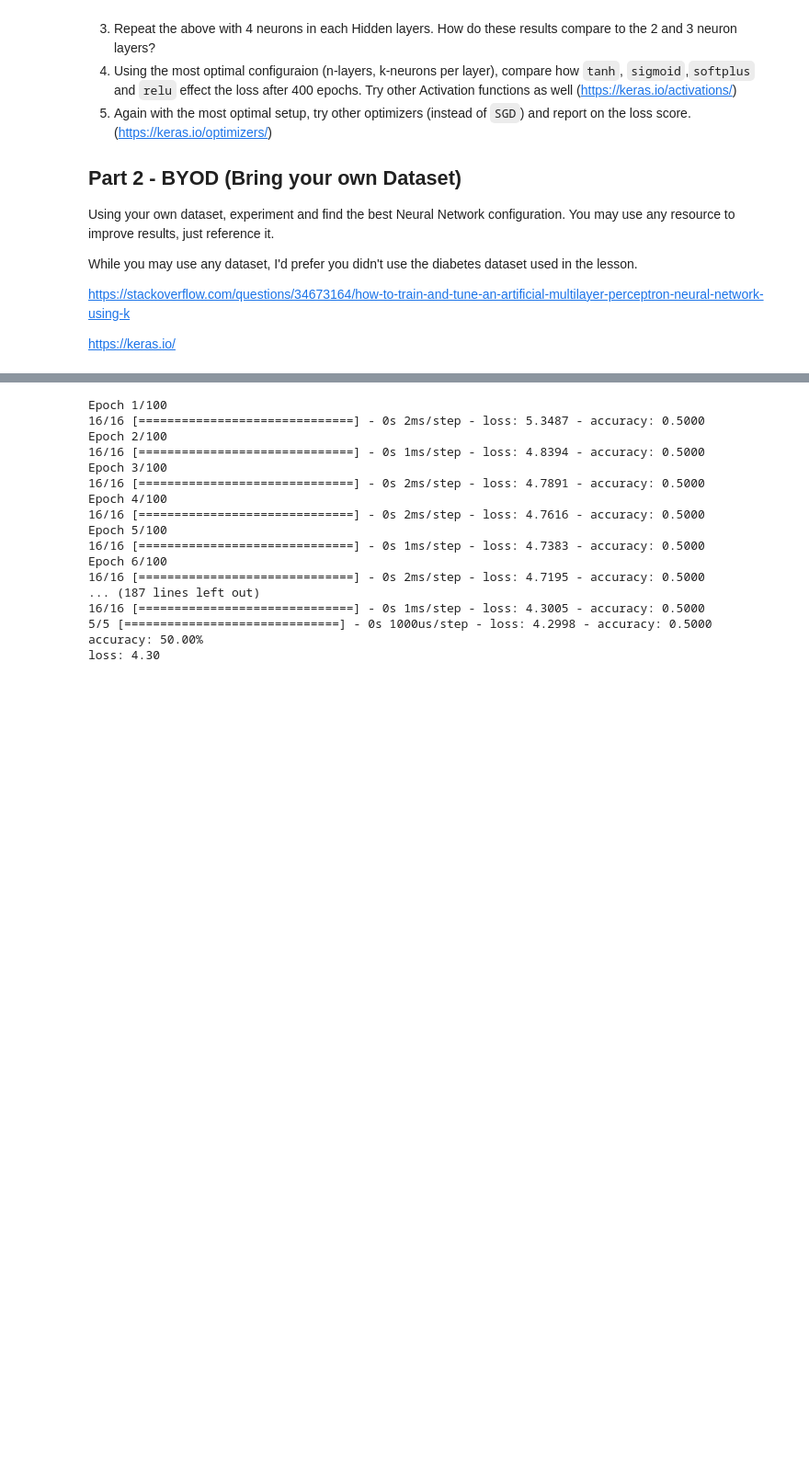
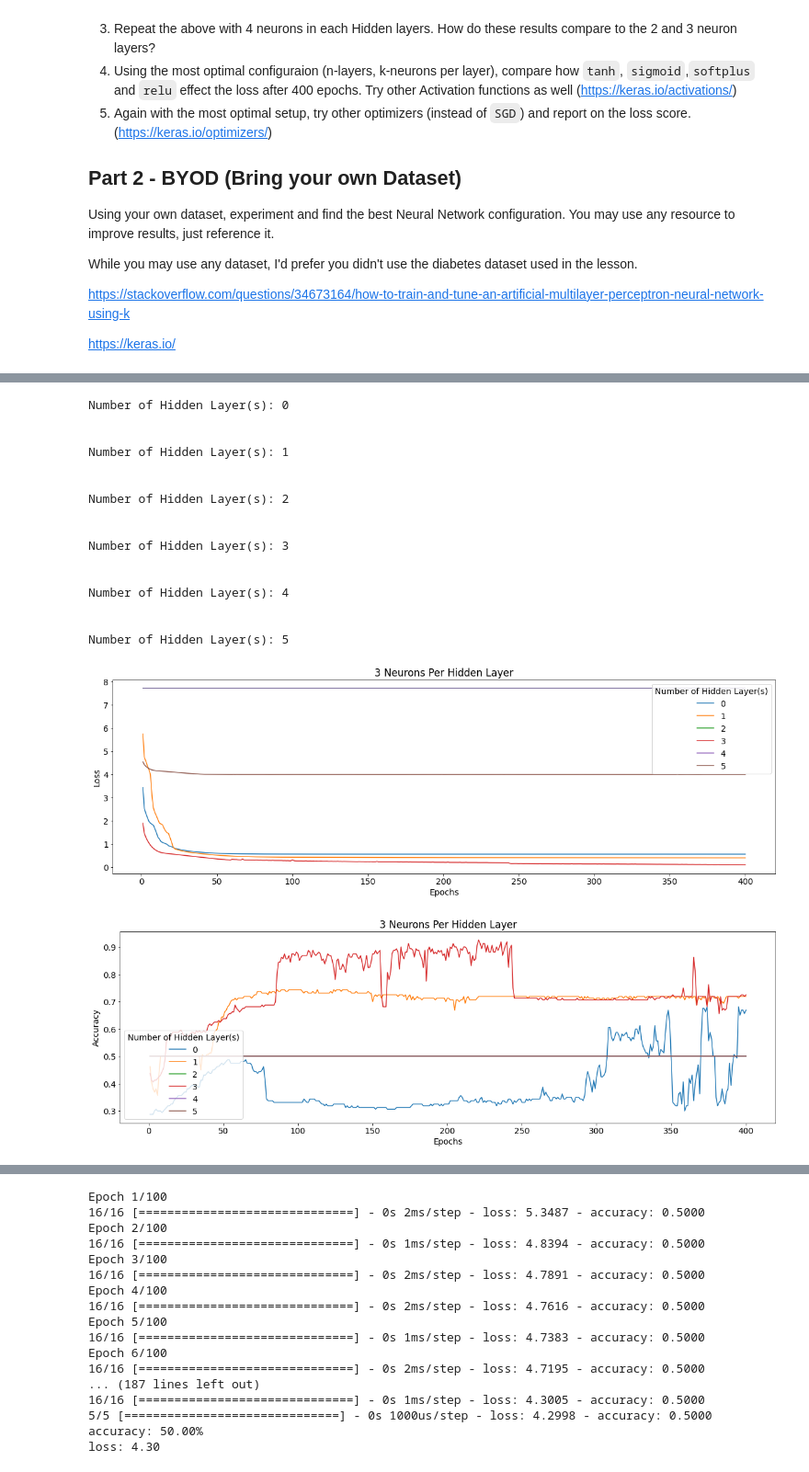
Before and after one commit to gdlevay/portfolio, a Jupyter notebook: mlnn/w9/asnmt_gdl_09.ipynb, the cells around one changed output, grey strips where cells are left out. Shown at 92% size. Cells and saved outputs as stored; diff of their text form; code cells hidden in the pictures; blank space fills up the shorter version.

```diff
--- a/mlnn/w9/asnmt_gdl_09.ipynb
+++ b/mlnn/w9/asnmt_gdl_09.ipynb
@@ -165,0 +188,21 @@ Text(0.5, 1.0, '2 Neurons Per Layer')
+# %%
+train_model(3)
+# %% [output]
+Number of Hidden Layer(s): 0
+
+
+Number of Hidden Layer(s): 1
+
+
+Number of Hidden Layer(s): 2
+
+
+Number of Hidden Layer(s): 3
+
+
+Number of Hidden Layer(s): 4
+
+
+Number of Hidden Layer(s): 5
+[figure, added]
+[figure, added]
```
Also changed, not shown: parts of 12 cells of this notebook.
